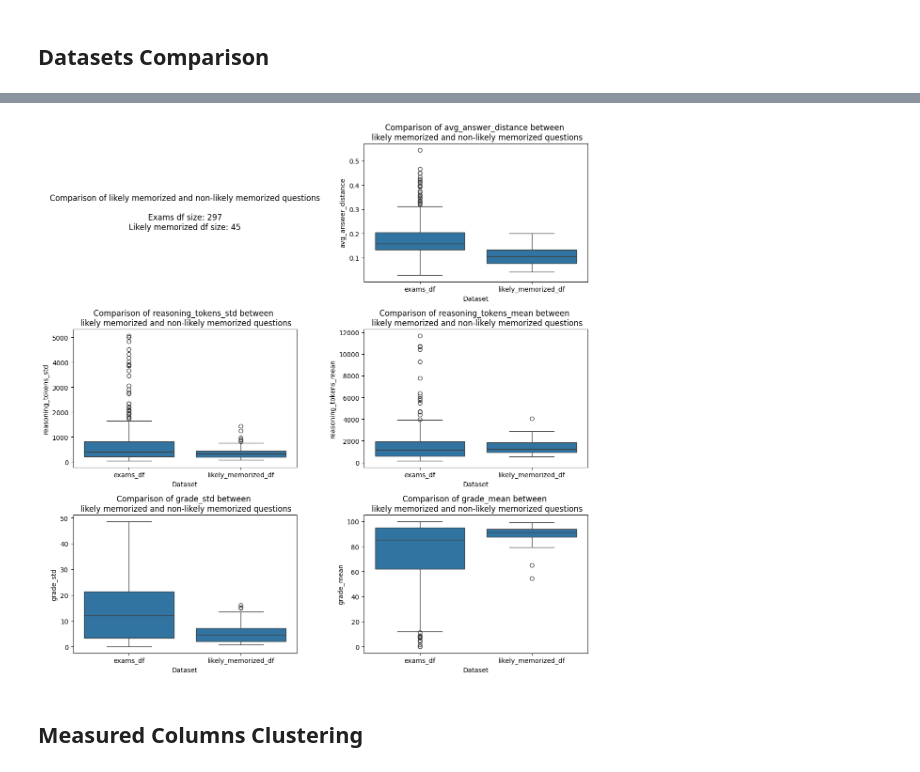
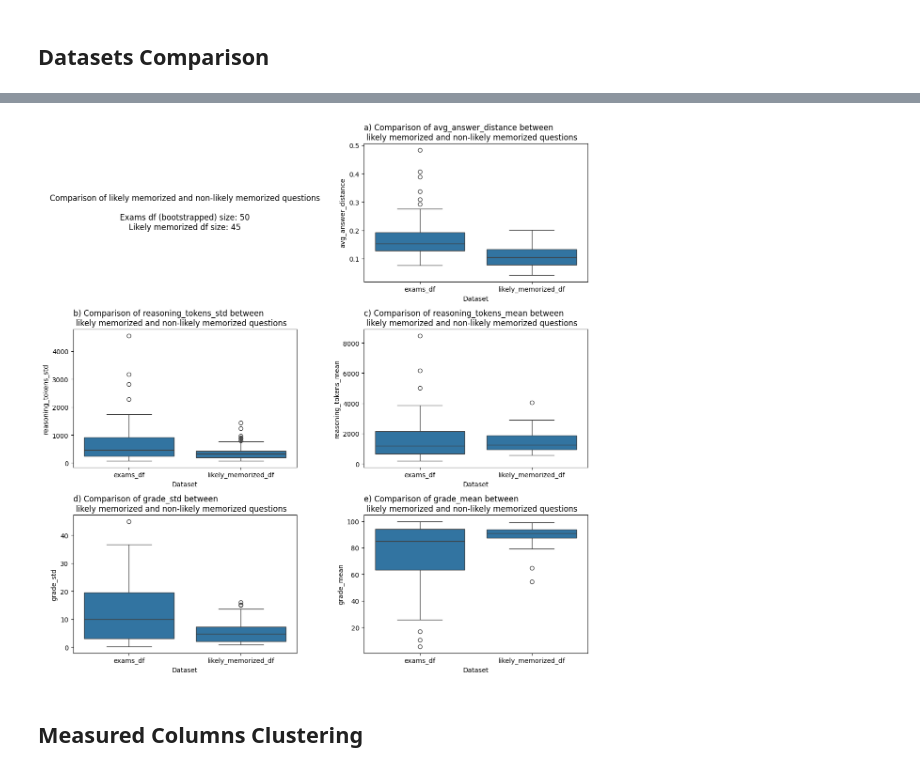
Before and after one commit to liasoffer/LLMMemorization, a Jupyter notebook: 2_df_comparison.ipynb, the cells around one changed output, grey strips where cells are left out. Cells and saved outputs as stored; diff of their text form; code cells hidden in the pictures.

```diff
--- a/2_df_comparison.ipynb
+++ b/2_df_comparison.ipynb
@@ -138,36 +138,99 @@ Average answer distance t-test: statistic=-10.2349, p-value=0.0000, significant=
 Reasoning tokens mean t-test: statistic=-1.2162, p-value=0.1131, significant=False
 Reasoning tokens std t-test: statistic=-4.8079, p-value=0.0000, significant=True
 # %%
-# create comparative boxplots for each of the following columns: 'avg_answer_distance', 'grade_std', 'grade_mean'. each boxplot should compare the distribution of the column for likely memorized questions vs non-likely memorized questions
-# df_exam_questions and df_likely_memorized are unpaired datasets
-df_exam_questions['dataset'] = 'exams_df'
+# # create comparative boxplots for each of the following columns: 'avg_answer_distance', 'grade_std', 'grade_mean'. each boxplot should compare the distribution of the column for likely memorized questions vs non-likely memorized questions
+# # df_exam_questions and df_likely_memorized are unpaired datasets
+# df_exam_questions['dataset'] = 'exams_df'
+# df_likely_memorized['dataset'] = 'likely_memorized_df'
+# combined_df = pd.concat([df_exam_questions, df_likely_memorized], ignore_index=True)
+
+# # for exams_df source, for each metric column, bootstrap 50 samples 5 times and average the results to get a more robust estimate of the distribution, then create boxplots for each metric column comparing likely memorized and non-likely memorized questions
+
+
+# # arrange all plots in a 3x2 grid
+# fig, axes = plt.subplots(3, 2, figsize=(12, 12))
+# num_to_letter = {1:'a)', 2:'b)', 3:'c)', 4:'d)', 5:'e)'}
+# columns = ['', 'avg_answer_distance', 'reasoning_tokens_std', 'reasoning_tokens_mean', 'grade_std', 'grade_mean']
+# for i, column in enumerate(columns):
+#     if column == '':
+#         # instead of subplot in position 0, show a textbox with a headline inside the subplot and remind the size of each dataset
+#         axes[i//2, i%2].text(0.5, 0.5, f"Comparison of likely memorized and non-likely memorized questions\n\nExams df size: {len(df_exam_questions)}\nLikely memorized df size: {len(df_likely_memorized)}", ha='center', va='center', fontsize=12)
+#         axes[i//2, i%2].set_axis_off()
+#     else:
+#         sns.boxplot(x='dataset', y=column, data=combined_df, ax=axes[i//2, i%2])
+#         # set title to the left side of the plot
+#         axes[i//2, i%2].set_title(f'{num_to_letter.get(i, "")} Comparison of {column} between \n likely memorized and non-likely memorized questions', loc='left')
+#         axes[i//2, i%2].set_xlabel('Dataset')
+#         axes[i//2, i%2].set_ylabel(column)
+# plt.tight_layout()
+# plt.show()
+
+# Assuming df_exam_questions and df_likely_memorized are already defined in your environment
+metrics = ['avg_answer_distance', 'reasoning_tokens_std', 'reasoning_tokens_mean', 'grade_std', 'grade_mean']
+
+# --- Fulfill middle instruction: Bootstrap exams_df ---
+bootstrapped_data = {}
+
+for col in metrics:
+    if col in df_exam_questions.columns:
+        # Bootstrap 50 samples 5 times
+        samples = [df_exam_questions[col].sample(n=50, replace=True, random_state=i).sort_values().values for i in range(5)]
+        # Average the 5 arrays of 50 samples to get a robust estimate of the distribution
+        bootstrapped_data[col] = np.mean(samples, axis=0)
+
+# Create a new dataframe with the bootstrapped distributions
+df_exams_bootstrapped = pd.DataFrame(bootstrapped_data)
+df_exams_bootstrapped['dataset'] = 'exams_df'
+
+# df_likely_memorized dataset assignment
+df_likely_memorized = df_likely_memorized.copy()
 df_likely_memorized['dataset'] = 'likely_memorized_df'
-combined_df = pd.concat([df_exam_questions, df_likely_memorized], ignore_index=True)
-# for column in ['avg_answer_distance', 'grade_std', 'grade_mean', 'reasoning_tokens_mean', 'reasoning_tokens_std']:
-#     plt.figure(figsize=(8, 6))
-#     sns.boxplot(x='dataset', y=column, data=combined_df)
-#     plt.title(f'Comparison of {column} between likely memorized and non-likely memorized questions')
-#     plt.xlabel('Dataset')
-#     plt.ylabel(column)
-#     plt.show()
 
+# Concatenate the bootstrapped exams data with the likely memorized data
+combined_df = pd.concat([df_exams_bootstrapped, df_likely_memorized], ignore_index=True)
+
+# --- Plotting ---
 # arrange all plots in a 3x2 grid
 fig, axes = plt.subplots(3, 2, figsize=(12, 12))
+num_to_letter = {1: 'a)', 2: 'b)', 3: 'c)', 4: 'd)', 5: 'e)'}
 columns = ['', 'avg_answer_distance', 'reasoning_tokens_std', 'reasoning_tokens_mean', 'grade_std', 'grade_mean']
+
 for i, column in enumerate(columns):
+    row_idx = i // 2
+    col_idx = i % 2
+
     if column == '':
         # instead of subplot in position 0, show a textbox with a headline inside the subplot and remind the size of each dataset
-        axes[i//2, i%2].text(0.5, 0.5, f"Comparison of likely memorized and non-likely memorized questions\n\nExams df size: {len(df_exam_questions)}\nLikely memorized df size: {len(df_likely_memorized)}", ha='center', va='center', fontsize=12)
-        axes[i//2, i%2].set_axis_off()
+        axes[row_idx, col_idx].text(
+            0.5, 0.5,
+            f"Comparison of likely memorized and non-likely memorized questions\n\n"
+            f"Exams df (bootstrapped) size: {len(df_exams_bootstrapped)}\n"
+            f"Likely memorized df size: {len(df_likely_memorized)}",
+            ha='center', va='center', fontsize=12
+        )
+        axes[row_idx, col_idx].set_axis_off()
     else:
-        sns.boxplot(x='dataset', y=column, data=combined_df, ax=axes[i//2, i%2])
-        axes[i//2, i%2].set_title(f'Comparison of {column} between \n likely memorized and non-likely memorized questions')
-        axes[i//2, i%2].set_xlabel('Dataset')
-        axes[i//2, i%2].set_ylabel(column)
+        # Check if column exists in combined_df before plotting to avoid KeyError
+        if column in combined_df.columns:
+            sns.boxplot(x='dataset', y=column, data=combined_df, ax=axes[row_idx, col_idx])
+            # set title to the left side of the plot
+            axes[row_idx, col_idx].set_title(
+                f'{num_to_letter.get(i, "")} Comparison of {column} between \n likely memorized and non-likely memorized questions',
+                loc='left'
+            )
+            axes[row_idx, col_idx].set_xlabel('Dataset')
+            axes[row_idx, col_idx].set_ylabel(column)
+        else:
+            axes[row_idx, col_idx].text(0.5, 0.5, f"{column} not found in data", ha='center', va='center')
+            axes[row_idx, col_idx].set_axis_off()
+
 plt.tight_layout()
 plt.show()
+
+df_exam_questions['dataset'] = 'exams_df'
+combined_df = pd.concat([df_exam_questions, df_likely_memorized], ignore_index=True)
 # %% [output]
-[figure, old version]
+[figure, new version]
 # %% [markdown]
 ## Measured Columns Clustering
 # %%
```
Also changed, not shown: parts of 4 cells of this notebook.
